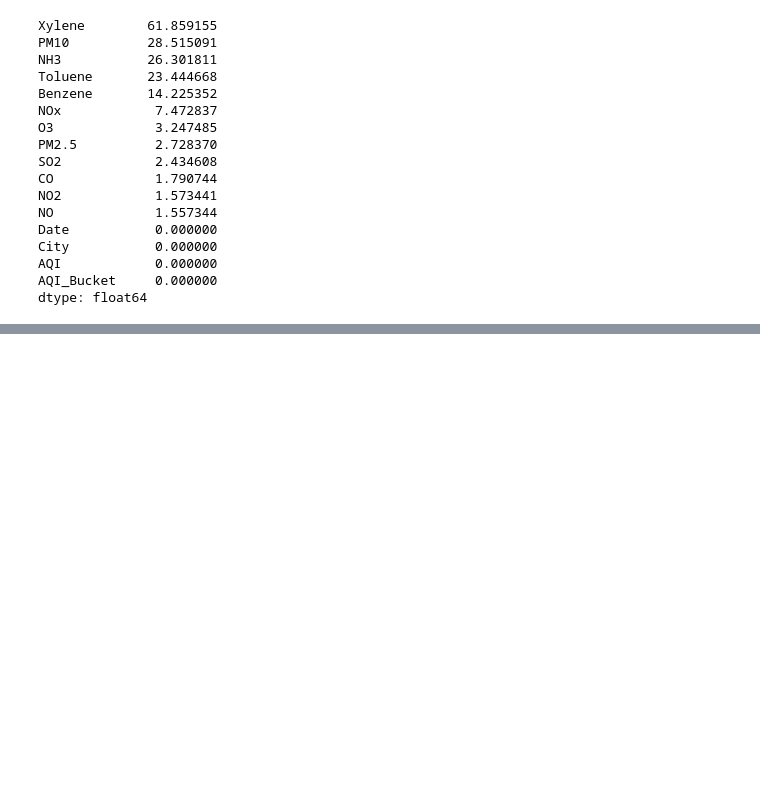
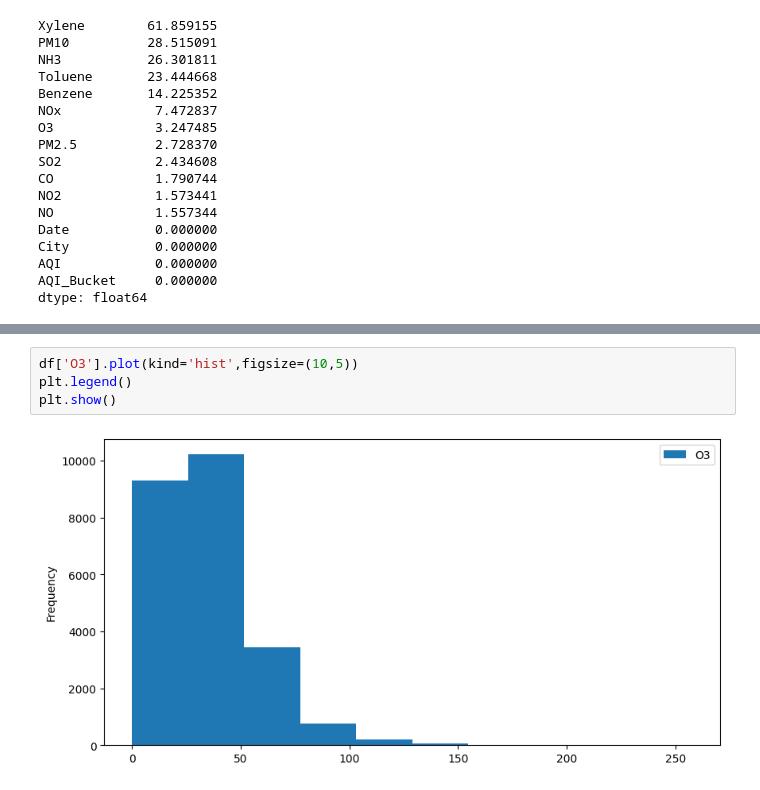
Before and after one commit to vardhan2116/AIR-QUALITY-INDEX-PREDICTION, a Jupyter notebook: AQI.ipynb, the cells around one changed output, grey strips where cells are left out. Drawn from its saved outputs; the diff is of its cells as text; blank space fills up the shorter version.

```diff
--- a/AQI.ipynb
+++ b/AQI.ipynb
@@ -168,0 +188,6 @@ PM10 and NH3 28-26 %
+# %%
+df['O3'].plot(kind='hist',figsize=(10,5))
+plt.legend()
+plt.show()
+# %% [output]
+[figure, added]
```
Also changed, not shown: parts of 42 cells of this notebook.
